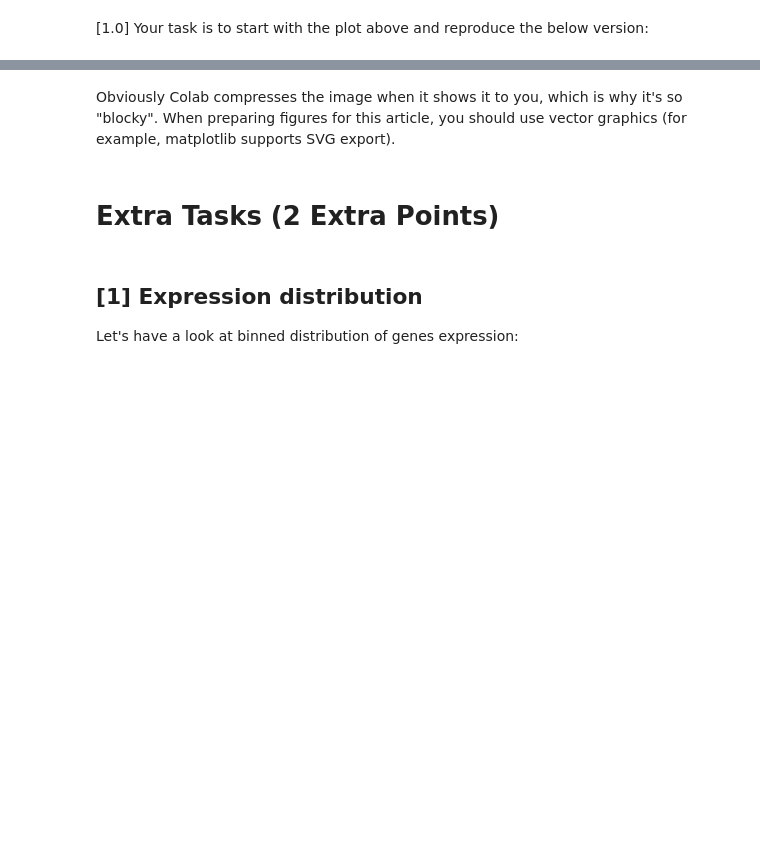
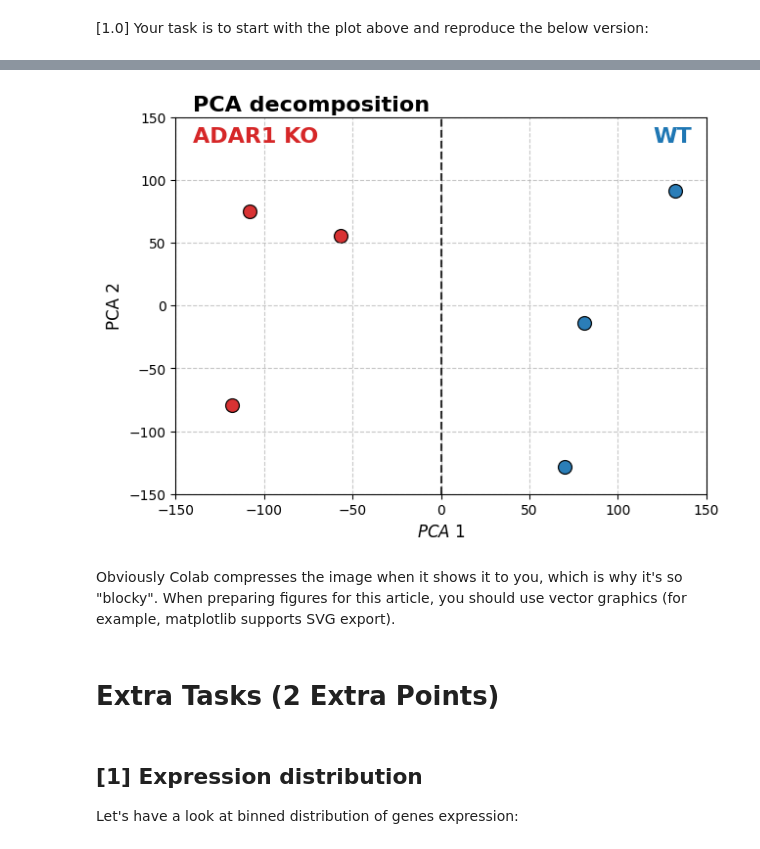
Before and after one commit to vlada-kazantsevaa/homeworks, a Jupyter notebook: Homeworks/hw-1/HW_1_(EDA).ipynb, the cells around one changed output, grey strips where cells are left out. Drawn from its saved outputs; the diff is of its cells as text; code cells hidden in the pictures; blank space fills up the shorter version.

```diff
--- a/Homeworks/hw-1/HW_1_(EDA).ipynb
+++ b/Homeworks/hw-1/HW_1_(EDA).ipynb
@@ -716,3 +767,34 @@ fig.show()
+# %%
+import matplotlib.pyplot as plt
+# colors in HEX format
+palette = {"WT": "#1F77B4", "ADAR1-KO": "#D62728"}
+
+# Create a basic draft
+fig = plt.figure(figsize=(7, 5))
+ax = fig.gca()
+
+for (x, y), col in zip(pca, numcols):
+  group = "WT" if "WT" in col else "ADAR1-KO"
+  color = palette[group]
+  ax.scatter(x, y, s=100, color=color, edgecolor='black', linewidth=0.9, alpha=0.95)
+
+ax.axvline(0, linestyle='--', color='black', linewidth=1.5, alpha=0.8)
+
+ax.set_xlabel(r'$PCA\ 1$', fontsize=12)
+ax.set_ylabel('PCA 2', fontsize=12)
+
+ax.grid(True, linestyle='--', alpha=0.7)
+
+ax.set_xlim(-150, 150)
+ax.set_ylim(-150, 150)
+
+ax.text(-140, 155, 'PCA decomposition', fontsize=16, fontweight='bold')
+ax.text(-140, 130, 'ADAR1 KO', color=palette['ADAR1-KO'], fontweight='bold', fontsize=16)
+ax.text(120, 130, 'WT', color=palette['WT'], fontweight='bold', fontsize=16)
+
+fig.show()
+# %% [output]
+[figure, added]
 # %% [markdown]
 Obviously Colab compresses the image when it shows it to you, which is why it's so "blocky". When preparing figures for this article, you should use vector graphics (for example, matplotlib supports SVG export).
 # %% [markdown]
```
Also changed, not shown: parts of 14 cells of this notebook.
